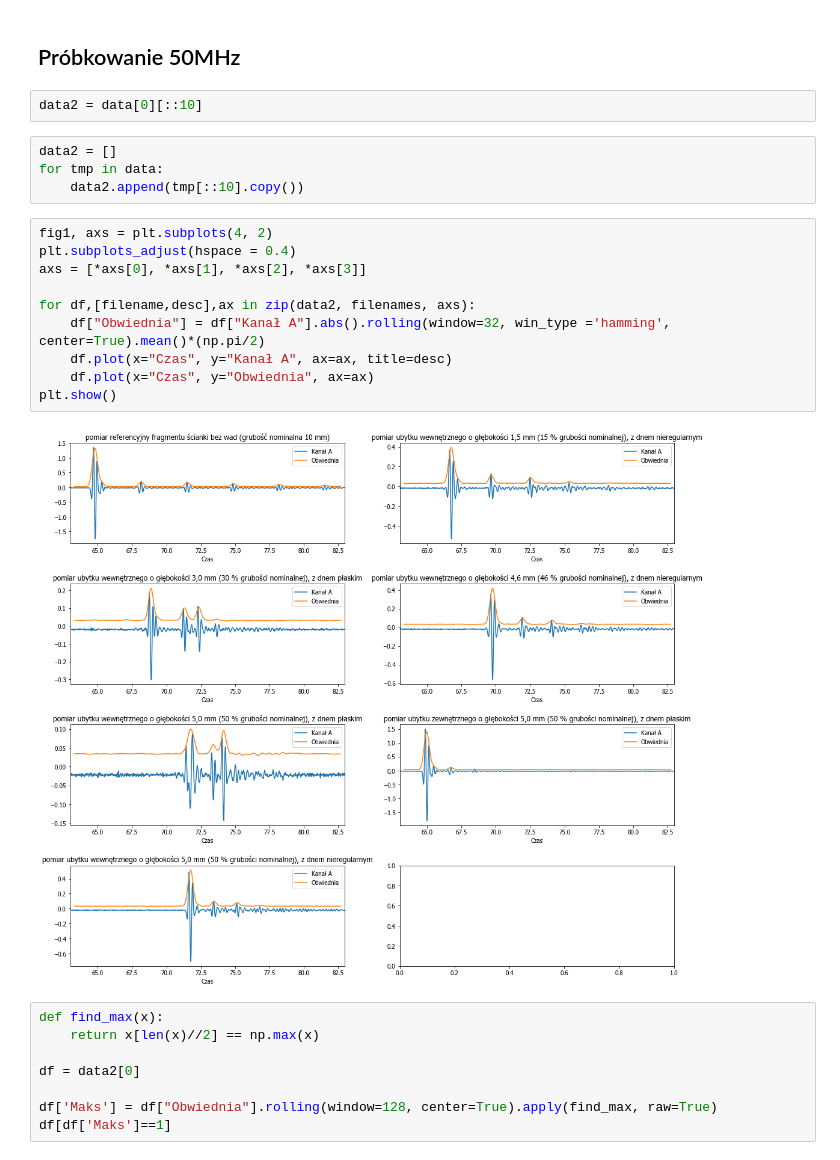
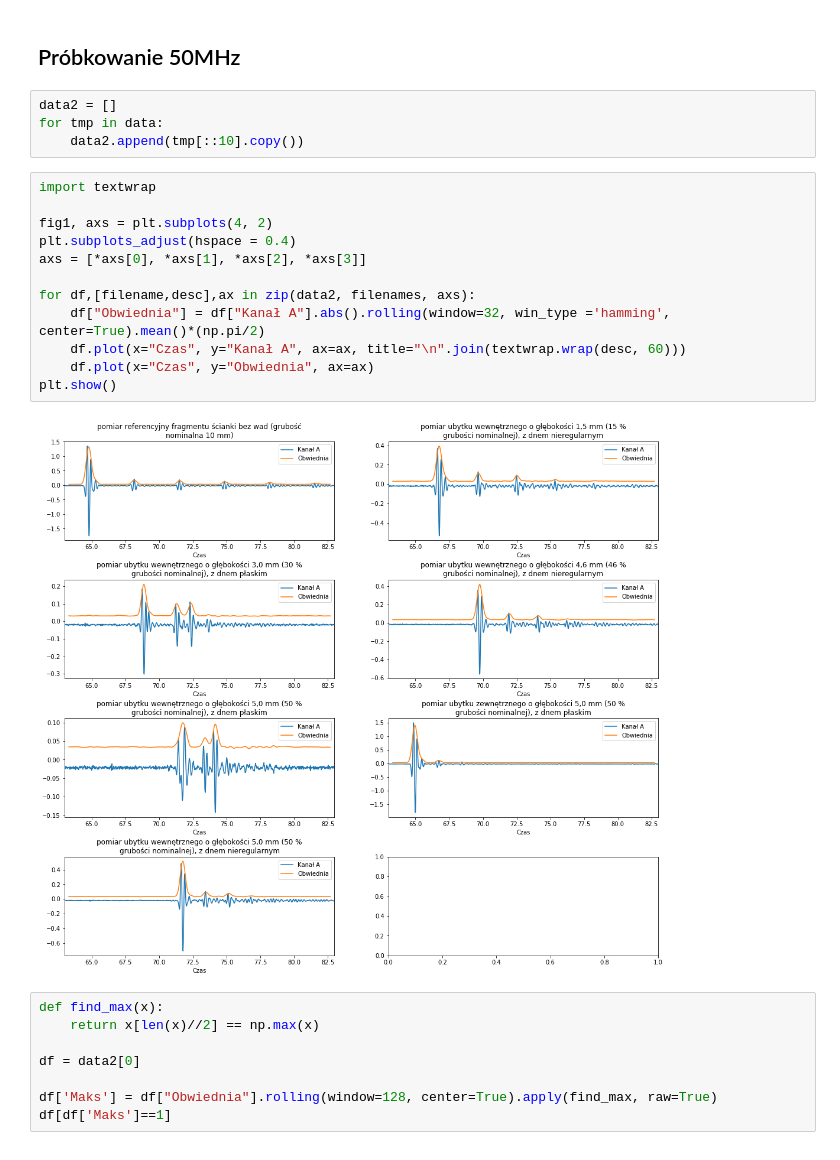
Before and after one commit to brqd/pigs, a Jupyter notebook: dane.ipynb, the cells around one changed output. Cells and saved outputs as stored; diff of their text form.

```diff
--- a/dane.ipynb
+++ b/dane.ipynb
@@ -78,24 +80,24 @@ df[df['Maks']==1]
 | 9265 | 81.526004 | 0.063845 | 0.075179 | 1.0 |
 # %% [markdown]
 ## Próbkowanie 50MHz
-# %%
-data2 = data[0][::10]
 # %%
 data2 = []
 for tmp in data:
     data2.append(tmp[::10].copy())
 # %%
+import textwrap
+
 fig1, axs = plt.subplots(4, 2)
 plt.subplots_adjust(hspace = 0.4)
 axs = [*axs[0], *axs[1], *axs[2], *axs[3]]
 
 for df,[filename,desc],ax in zip(data2, filenames, axs):
     df["Obwiednia"] = df["Kanał A"].abs().rolling(window=32, win_type ='hamming', center=True).mean()*(np.pi/2)
-    df.plot(x="Czas", y="Kanał A", ax=ax, title=desc)
+    df.plot(x="Czas", y="Kanał A", ax=ax, title="\n".join(textwrap.wrap(desc, 60)))
     df.plot(x="Czas", y="Obwiednia", ax=ax)
 plt.show()
 # %% [output]
-[figure, old version]
+[figure, new version]
 # %%
 def find_max(x):
     return x[len(x)//2] == np.max(x)
```
Also changed, not shown: parts of 4 cells of this notebook.
